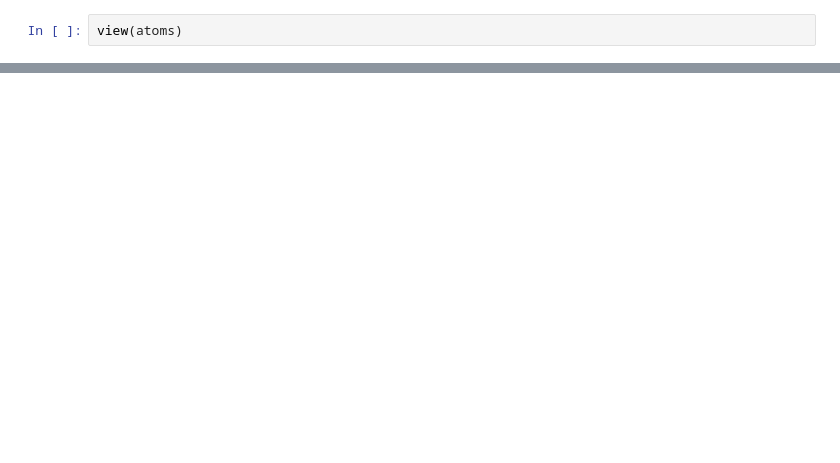
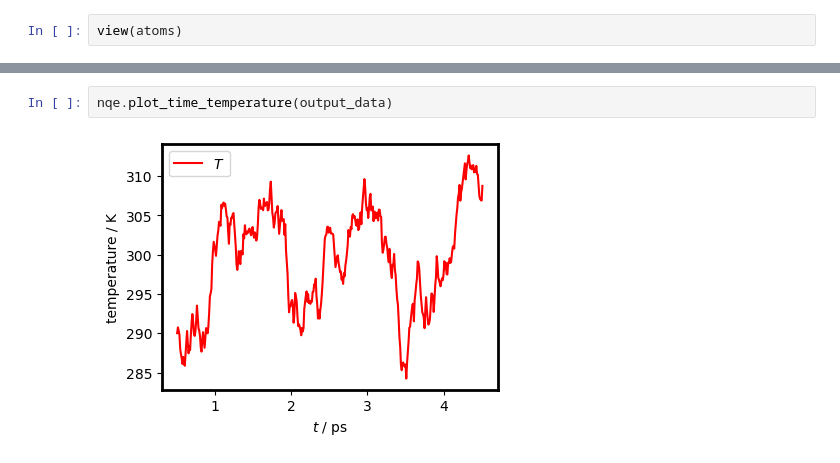
Before and after one commit to LouieSlocombe/nqetools, a Jupyter notebook: examples/atomistic_cookbook/PI_METAD/run.ipynb, the cells around one changed output, grey strips where cells are left out. Cells and saved outputs as stored; diff of their text form; blank space fills up the shorter version.

```diff
--- a/examples/atomistic_cookbook/PI_METAD/run.ipynb
+++ b/examples/atomistic_cookbook/PI_METAD/run.ipynb
@@ -44,0 +93,4 @@ view(atoms)
+# %%
+nqe.plot_time_temperature(output_data)
+# %% [output]
+[figure, added]
```
Also changed, not shown: parts of 8 cells of this notebook.
